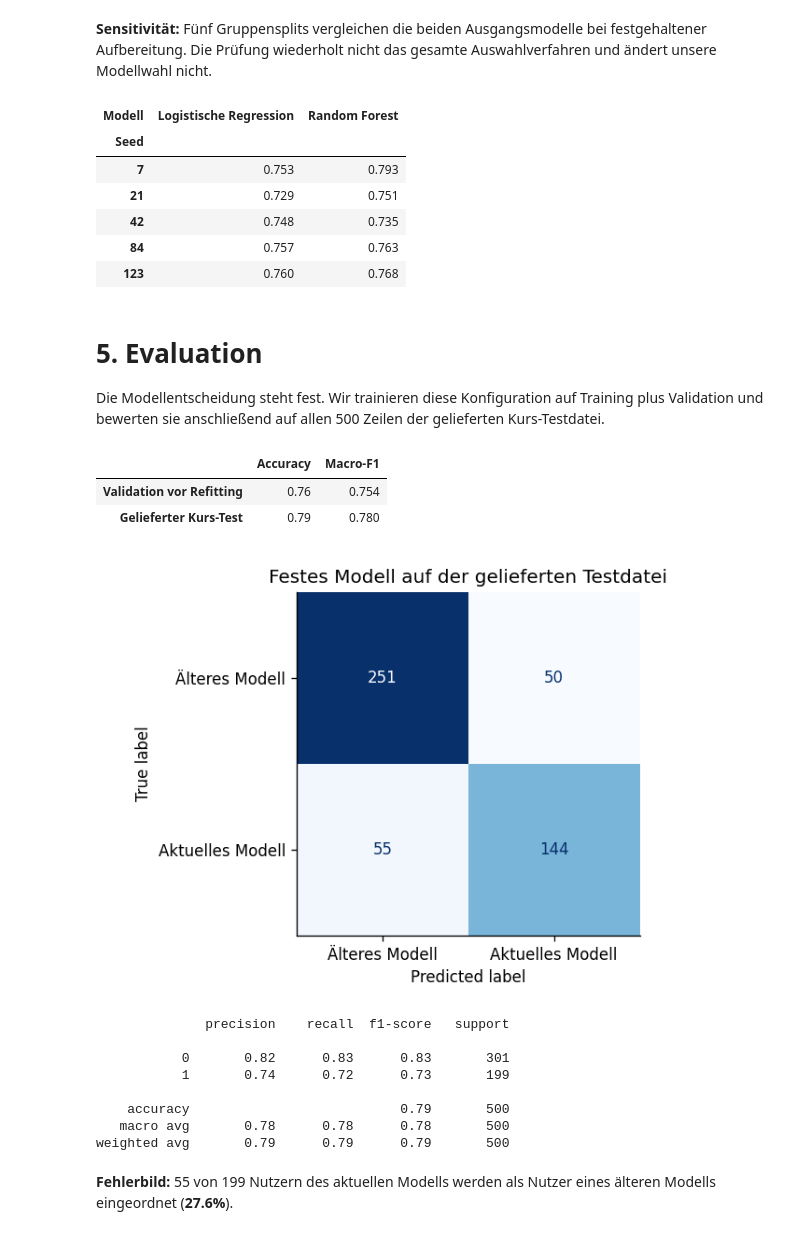
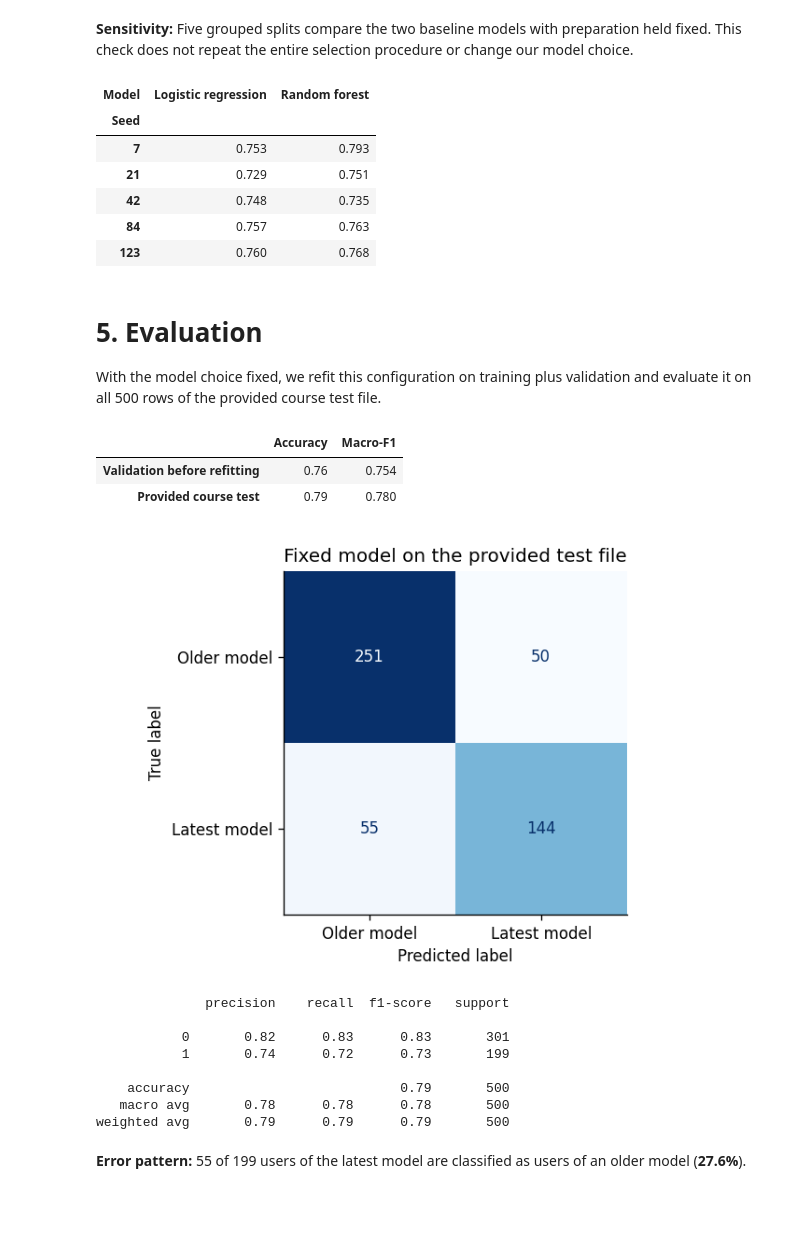
Before and after one commit to crnly/data-science-module-s4, a Jupyter notebook: data_science.ipynb, the cells around one changed output. Drawn from its saved outputs; the diff is of its cells as text; code cells hidden in the pictures; blank space fills up the shorter version.

```diff
--- a/data_science.ipynb
+++ b/data_science.ipynb
@@ -337,10 +338,10 @@ for name, classifier in models.items():
     model = make_pipeline(classifier, strategy=strategy, scale=scale, select=True)
     model.fit(X_train, y_train)
     scores = evaluate_model(model, X_train, y_train, X_val, y_val)
-    model_rows.append({"Modell": name, "Stufe": "Feature Selection", **scores})
-    fitted_models[(name, "Feature Selection")] = model
+    model_rows.append({"Model": name, "Stage": "Feature selection", **scores})
+    fitted_models[(name, "Feature selection")] = model
     selected = model.named_steps["select"].get_support()
-    selection_rows.append({"Modell": name, "Kodierte Spalten": len(selected),
-                           "Beibehalten": int(selected.sum())})
+    selection_rows.append({"Model": name, "Encoded columns": len(selected),
+                           "Retained": int(selected.sum())})
 display(pd.DataFrame(selection_rows))
 # %% [output]
@@ -354,10 +355,10 @@ Feature Selection wird innerhalb der Suche erneut je Trainingsfold gelernt.
 # %%
 parameter_grids = {
-    "Logistische Regression": {"model__C": [0.1, 1.0, 10.0], "model__class_weight": [None, "balanced"]},
-    "Entscheidungsbaum": {"model__max_depth": [3, 5, None], "model__min_samples_leaf": [1, 5]},
-    "Random Forest": {"model__max_depth": [5, None], "model__min_samples_leaf": [1, 5]},
+    "Logistic regression": {"model__C": [0.1, 1.0, 10.0], "model__class_weight": [None, "balanced"]},
+    "Decision tree": {"model__max_depth": [3, 5, None], "model__min_samples_leaf": [1, 5]},
+    "Random forest": {"model__max_depth": [5, None], "model__min_samples_leaf": [1, 5]},
 }
-family_scores = pd.DataFrame(model_rows).groupby("Modell")["F1 Validation"].max()
+family_scores = pd.DataFrame(model_rows).groupby("Model")["Validation macro-F1"].max()
 top_families = family_scores.nlargest(2).index
 cv = GroupKFold(n_splits=3)
 for name in top_families:
@@ -367,8 +368,8 @@ for name in top_families:
     search = GridSearchCV(pipeline, parameters, scoring="f1_macro", cv=cv, n_jobs=1, error_score="raise")
     search.fit(X_train, y_train, groups=groups_train)
     model = search.best_estimator_
-    model_rows.append({"Modell": name, "Stufe": "Tuning", **evaluate_model(model, X_train, y_train, X_val, y_val)})
+    model_rows.append({"Model": name, "Stage": "Tuning", **evaluate_model(model, X_train, y_train, X_val, y_val)})
     fitted_models[(name, "Tuning")] = model
     print(name, {key: value for key, value in search.best_params_.items() if key != "select"})
-    print("Feature Selection:", search.best_params_["select"] != "passthrough")
+    print("Feature selection:", search.best_params_["select"] != "passthrough")
 # %% [output]
@@ -379,16 +380,16 @@ Feature Selection: False
 # %%
 model_results = pd.DataFrame(model_rows)
-ranking = model_results.sort_values(["F1 Validation", "Accuracy Validation"], ascending=False, kind="stable")
+ranking = model_results.sort_values(["Validation macro-F1", "Validation accuracy"], ascending=False, kind="stable")
 display(ranking.round(3))
 best = ranking.iloc[0]
-best_model = fitted_models[(best["Modell"], best["Stufe"])]
-print("Gewählt auf dem festen Split:", best["Modell"], "|", best["Stufe"])
+best_model = fitted_models[(best["Model"], best["Stage"])]
+print("Selected on the fixed split:", best["Model"], "|", best["Stage"])
 
-comparison = model_results.pivot(index="Modell", columns="Stufe", values="F1 Validation")
+comparison = model_results.pivot(index="Model", columns="Stage", values="Validation macro-F1")
 axis = comparison.plot.bar(ylim=(0, 1), rot=15, figsize=(9, 4))
-axis.legend(title="Stufe", loc="upper left", bbox_to_anchor=(1.02, 1))
-axis.set_title("Macro-F1 nach Modell und Optimierungsstufe")
-axis.set_ylabel("Macro-F1 auf Validation")
+axis.legend(title="Stage", loc="upper left", bbox_to_anchor=(1.02, 1))
+axis.set_title("Macro-F1 by model and optimization stage")
+axis.set_ylabel("Validation macro-F1")
 plt.tight_layout()
 show_figure(axis.figure)
 # %% [output]
@@ -406,6 +407,6 @@ Gewählt auf dem festen Split: Logistische Regression | Feature Selection
 # %% [markdown]
-**Sensitivität:** Fünf Gruppensplits vergleichen die beiden Ausgangsmodelle bei festgehaltener Aufbereitung.
-Die Prüfung wiederholt nicht das gesamte Auswahlverfahren und ändert unsere Modellwahl nicht.
+**Sensitivity:** Five grouped splits compare the two baseline models with preparation held fixed.
+This check does not repeat the entire selection procedure or change our model choice.
 # %%
 stability_rows = []
 for split_seed in [7, 21, 42, 84, 123]:
@@ -413,16 +414,16 @@ for split_seed in [7, 21, 42, 84, 123]:
     a, b = next(split.split(data, groups=data[ID]))
     split_train, split_val = data.iloc[a], data.iloc[b]
     assert set(split_train[ID]).isdisjoint(set(split_val[ID]))
-    for name in ["Logistische Regression", "Random Forest"]:
+    for name in ["Logistic regression", "Random forest"]:
         candidate = clone(fitted_models[(name, "Baseline")])
         candidate.fit(make_features(split_train, clean=clean), split_train[TARGET].astype(int))
         prediction = candidate.predict(make_features(split_val, clean=clean))
-        stability_rows.append({"Seed": split_seed, "Modell": name,
+        stability_rows.append({"Seed": split_seed, "Model": name,
                                "Macro-F1": f1_score(split_val[TARGET].astype(int), prediction, average="macro")})
-stability_results = pd.DataFrame(stability_rows).pivot(index="Seed", columns="Modell", values="Macro-F1")
+stability_results = pd.DataFrame(stability_rows).pivot(index="Seed", columns="Model", values="Macro-F1")
 display(stability_results.round(3))
 # %% [output]
-| Modell | Logistische Regression | Random Forest |
+| Model | Logistic regression | Random forest |
 | Seed |  |  |
 | 7 | 0.753 | 0.793 |
 | 21 | 0.729 | 0.751 |
@@ -434,8 +435,8 @@ display(stability_results.round(3))
 
 # 5. Evaluation
 
-Die Modellentscheidung steht fest. Wir trainieren diese Konfiguration auf Training plus Validation
-und bewerten sie anschließend auf allen 500 Zeilen der gelieferten Kurs-Testdatei.
+With the model choice fixed, we refit this configuration on training plus validation
+and evaluate it on all 500 rows of the provided course test file.
 # %%
 X_development = make_features(data, clean=clean)
 y_development = data[TARGET].astype(int)
@@ -449,31 +450,31 @@ final_prediction = final_model.predict(X_test)
 test_accuracy = accuracy_score(y_test, final_prediction)
 test_f1 = f1_score(y_test, final_prediction, average="macro", zero_division=0)
 display(pd.DataFrame({
-    "Accuracy": [best["Accuracy Validation"], test_accuracy],
-    "Macro-F1": [best["F1 Validation"], test_f1],
-}, index=["Validation vor Refitting", "Gelieferter Kurs-Test"]).round(3))
+    "Accuracy": [best["Validation accuracy"], test_accuracy],
+    "Macro-F1": [best["Validation macro-F1"], test_f1],
+}, index=["Validation before refitting", "Provided course test"]).round(3))
 # %% [output]
 |  | Accuracy | Macro-F1 |
-| Validation vor Refitting | 0.76 | 0.754 |
-| Gelieferter Kurs-Test | 0.79 | 0.780 |
+| Validation before refitting | 0.76 | 0.754 |
+| Provided course test | 0.79 | 0.780 |
 # %%
 figure, axis = plt.subplots(figsize=(6, 4))
 ConfusionMatrixDisplay.from_predictions(y_test, final_prediction, labels=[0, 1],
-    display_labels=["Älteres Modell", "Aktuelles Modell"], cmap="Blues", colorbar=False, ax=axis)
-axis.set_title("Festes Modell auf der gelieferten Testdatei")
+    display_labels=["Older model", "Latest model"], cmap="Blues", colorbar=False, ax=axis)
+axis.set_title("Fixed model on the provided test file")
 plt.tight_layout()
 show_figure(figure)
 print(classification_report(y_test, final_prediction, labels=[0, 1], zero_division=0))
 
 missed_latest = int(((y_test == 1) & (final_prediction == 0)).sum())
 actual_latest = int((y_test == 1).sum())
 display(Markdown(
-    f"**Fehlerbild:** {missed_latest} von {actual_latest} Nutzern des aktuellen Modells "
-    f"werden als Nutzer eines älteren Modells eingeordnet "
+    f"**Error pattern:** {missed_latest} of {actual_latest} users of the latest model "
+    f"are classified as users of an older model "
     f"(**{missed_latest / actual_latest:.1%}**)."
 ))
 # %% [output]
-[figure, old version]
+[figure, new version]
               precision    recall  f1-score   support
 
            0       0.82      0.83      0.83       301
@@ -482,5 +483,5 @@ display(Markdown(
     accuracy                           0.79       500
    macro avg       0.78      0.78      0.78       500
 weighted avg       0.79      0.79      0.79       500
-**Fehlerbild:** 55 von 199 Nutzern des aktuellen Modells werden als Nutzer eines älteren Modells eingeordnet (**27.6%**).
+**Error pattern:** 55 of 199 users of the latest model are classified as users of an older model (**27.6%**).
 # %% [markdown]
```
Also changed, not shown: parts of 28 cells of this notebook, 11 other files.
